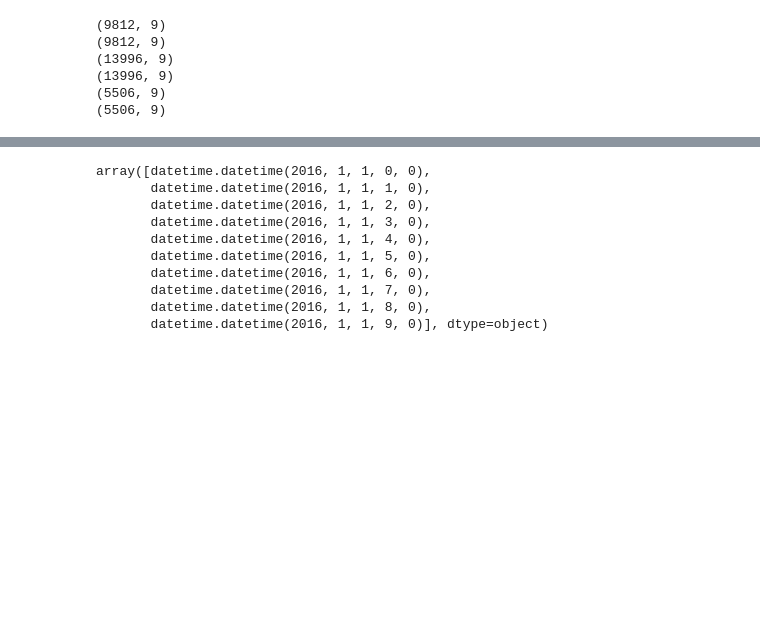
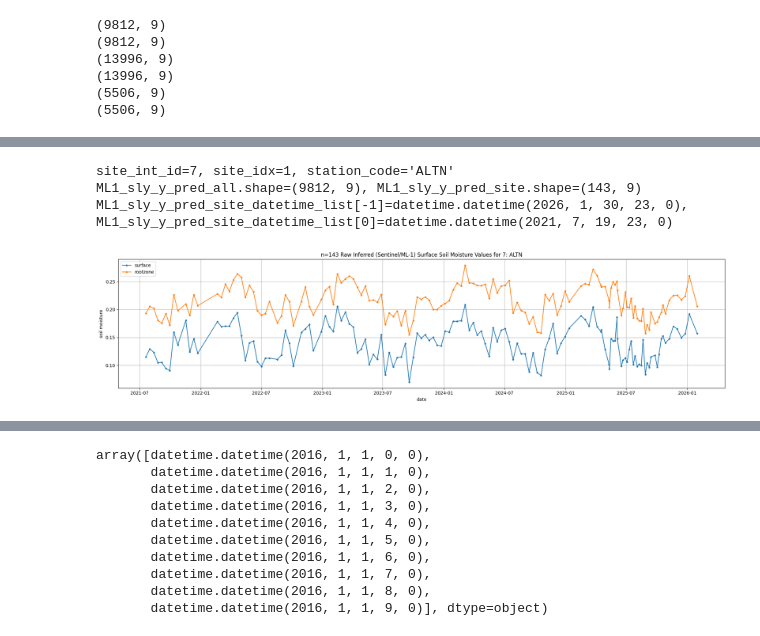
Before and after one commit to ilmcconnell/HRSM, a Jupyter notebook: HRSM_MAPPING_ML_pipeline_multiplePoints_lgar_inputs.ipynb, the cells around one changed output, grey strips where cells are left out. Drawn from its saved outputs; the diff is of its cells as text; code cells hidden in the pictures; blank space fills up the shorter version.

Commit message:
plot model inference, and post processed model inference

```diff
--- a/HRSM_MAPPING_ML_pipeline_multiplePoints_lgar_inputs.ipynb
+++ b/HRSM_MAPPING_ML_pipeline_multiplePoints_lgar_inputs.ipynb
@@ -3494,3 +3471,65 @@ plt.show()
+# %%
+# @title plot inference results before post processing
+# from agg_inference_arrays (for post processing)
+import matplotlib.dates as mdates
+import matplotlib.pyplot as plt
+import numpy as np
+from datetime import datetime, timedelta
+
+
+def DoY2Date(year: int, doy: int, hh: int = 10) -> datetime:
+    base_date = datetime(year, 1, 1, hour=hh)
+    target_date = base_date + timedelta(days=(doy - 1))
+    return target_date
+
+
+# choose site
+site_int_id = 7
+
+site_idx = wisconet_site_id_to_site_arr_idx[site_int_id]
+station_code = wisconet_id_to_station_code[site_int_id]
+print(f"{site_int_id=}, {site_idx=}, {station_code=}")
+
+# select site data
+# columns: id_all, Xyear_all, Xdoy_all, Xutc_all | y_hat | y_up_hat, y_median_hat, y_low_hat | y_test_valid
+
+ML1_sly_y_pred_site = ML1_sly_y_pred_all[ML1_sly_y_pred_all[:, 0] == site_idx]
+print(f"{ML1_sly_y_pred_all.shape=}, {ML1_sly_y_pred_site.shape=}")
+ML1_sly_y_pred_site_datetime_list = [DoY2Date(year=int(ML1_sly_y_pred_site[i, 1]), doy=int(ML1_sly_y_pred_site[i, 2]), hh=int(ML1_sly_y_pred_site[i, 3])) for i in range(len(ML1_sly_y_pred_site))]
+ML1_sly_y_pred_site_y_hat = ML1_sly_y_pred_site[:, 4]
+n_obs = ML1_sly_y_pred_site.shape[0]
+
+
+ML1_rly_y_pred_site = ML1_rly_y_pred_all[ML1_rly_y_pred_all[:, 0] == site_idx]
+ML1_rly_y_pred_site_y_hat = ML1_rly_y_pred_site[:, 4]
+
+# Select 60 evenly spaced indices from your date list
+number_of_ticks = 60
+print(f"{ML1_sly_y_pred_site_datetime_list[-1]=},  {ML1_sly_y_pred_site_datetime_list[0]=}")
+tick_date_delta = (ML1_sly_y_pred_site_datetime_list[-1] - ML1_sly_y_pred_site_datetime_list[0]) / number_of_ticks
+tick_indices = np.linspace(0, len(ML1_sly_y_pred_site_datetime_list) - 1, number_of_ticks)
+tick_labels = [ML1_sly_y_pred_site_datetime_list[0] + i * tick_date_delta for i in tick_indices]
+
+# plot using object-oriented API
+fig, ax = plt.subplots(figsize=(20, 5))
+ax.plot(ML1_sly_y_pred_site_datetime_list, ML1_sly_y_pred_site_y_hat, marker=".", label="surface")
+ax.plot(ML1_sly_y_pred_site_datetime_list, ML1_rly_y_pred_site_y_hat, marker=".", label="rootzone")
+
+ax.set_title(f"n={n_obs} Raw Inferred (Sentinel/ML-1) Surface Soil Moisture Values for {site_int_id}: {station_code}")
+ax.set_xlabel("date")
+ax.set_ylabel("soil moisture")
+# ax.set_xticks(tick_labels)
+# ax.xaxis.set_major_formatter(mdates.DateFormatter('%Y-%m-%d %H:%M'))
+# plt.xticks(rotation=45, ha='right')
+ax.legend(loc="upper left")
+ax.grid(True)
+plt.tight_layout()
+plt.show()
+# %% [output]
+site_int_id=7, site_idx=1, station_code='ALTN'
+ML1_sly_y_pred_all.shape=(9812, 9), ML1_sly_y_pred_site.shape=(143, 9)
+ML1_sly_y_pred_site_datetime_list[-1]=datetime.datetime(2026, 1, 30, 23, 0),  ML1_sly_y_pred_site_datetime_list[0]=datetime.datetime(2021, 7, 19, 23, 0)
+[figure, added]
 # %%
 # @title Post-Process predictions using ShuoHao's script
 
```
Also changed, not shown: parts of 8 cells of this notebook.
